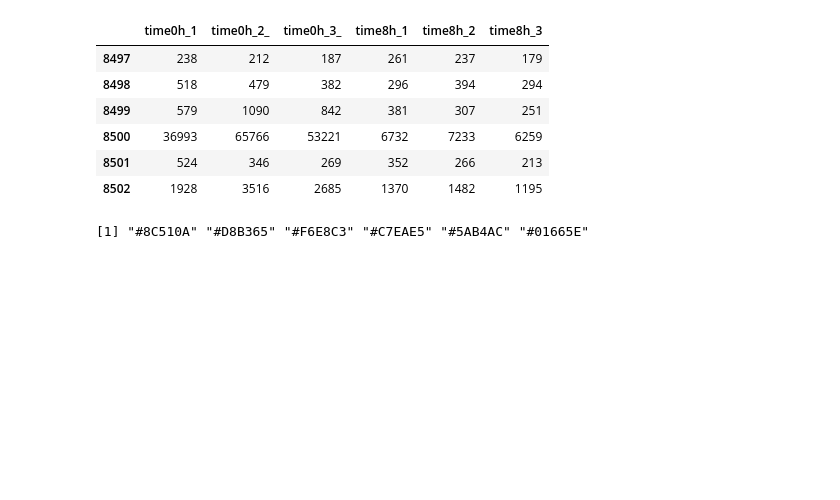
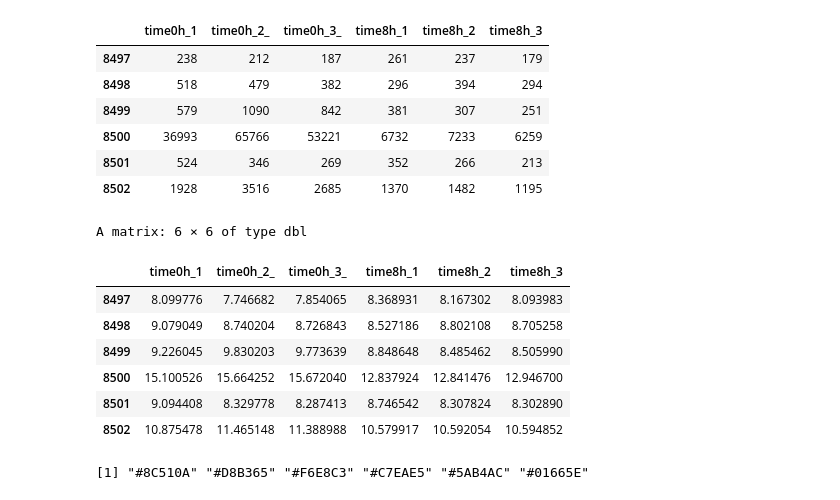
Before and after one commit to computational-chemical-biology/cis_reg, a Jupyter notebook: cis_reg_paper.ipynb, the cells around one changed output. Drawn from its saved outputs; the diff is of its cells as text; code cells hidden in the pictures; blank space fills up the shorter version.

```diff
--- a/cis_reg_paper.ipynb
+++ b/cis_reg_paper.ipynb
@@ -92,4 +96,15 @@ A matrix: 6 × 6 of type int
 | 8500 | 36993 | 65766 | 53221 | 6732 | 7233 | 6259 |
 | 8501 | 524 | 346 | 269 | 352 | 266 | 213 |
 | 8502 | 1928 | 3516 | 2685 | 1370 | 1482 | 1195 |
+# %%
+head(vsd@assays@data[[1]])
+# %% [output]
+A matrix: 6 × 6 of type dbl
+|  | time0h_1 | time0h_2_ | time0h_3_ | time8h_1 | time8h_2 | time8h_3 |
+| 8497 | 8.099776 | 7.746682 | 7.854065 | 8.368931 | 8.167302 | 8.093983 |
+| 8498 | 9.079049 | 8.740204 | 8.726843 | 8.527186 | 8.802108 | 8.705258 |
+| 8499 | 9.226045 | 9.830203 | 9.773639 | 8.848648 | 8.485462 | 8.505990 |
+| 8500 | 15.100526 | 15.664252 | 15.672040 | 12.837924 | 12.841476 | 12.946700 |
+| 8501 | 9.094408 | 8.329778 | 8.287413 | 8.746542 | 8.307824 | 8.302890 |
+| 8502 | 10.875478 | 11.465148 | 11.388988 | 10.579917 | 10.592054 | 10.594852 |
 # %%
```
Also changed, not shown: parts of 10 cells of this notebook, 3 other files.
